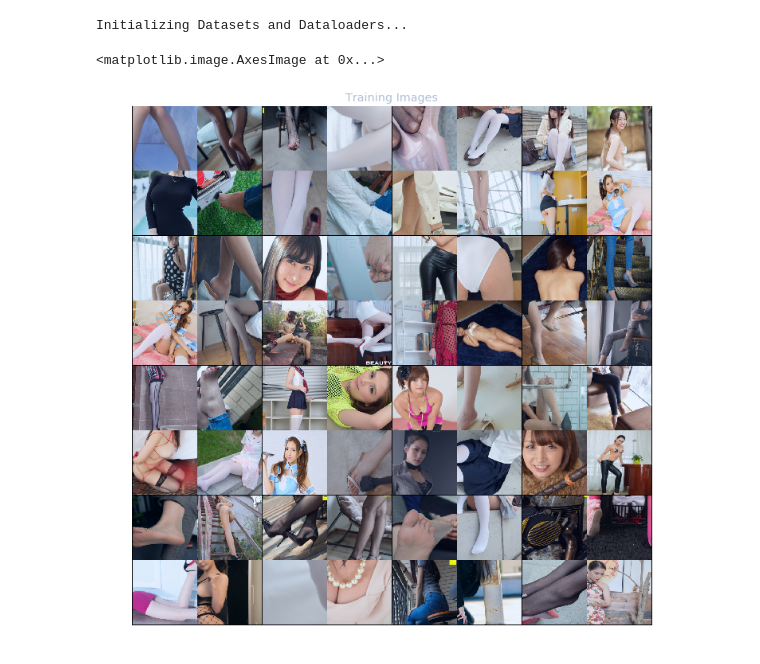
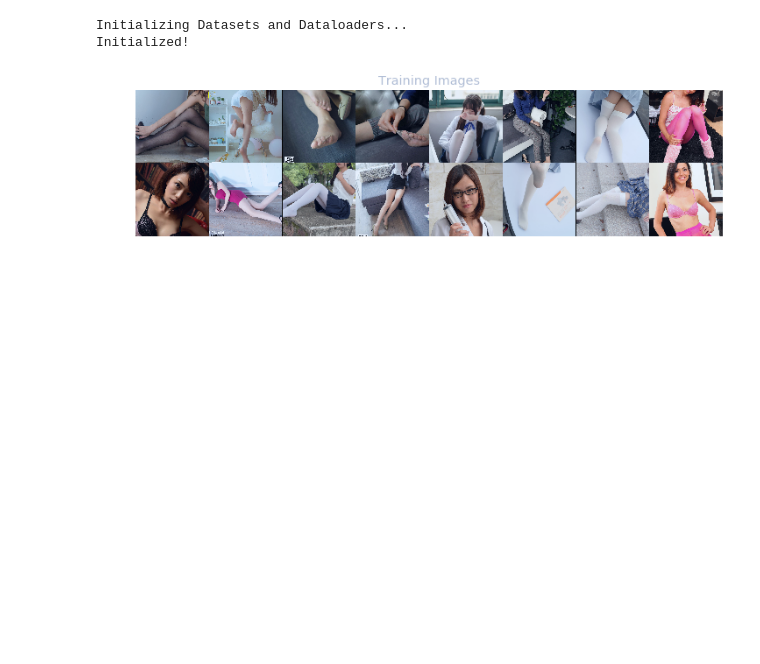
Before and after one commit to SamaelChen/machine-learning-practice-code, a Jupyter notebook: fun/stocking_classification.ipynb, the cells around one changed output. Saved outputs shown, nothing was run; the diff lists cells and outputs as text; code cells hidden in the pictures; blank space fills up the shorter version.

```diff
--- a/fun/stocking_classification.ipynb
+++ b/fun/stocking_classification.ipynb
@@ -16,17 +17,18 @@ from tqdm import tqdm
 import copy
 # %%
 data_dir = '/home/samael/github/image_generation/'
-worker = 2
-batch_size = 128
-image_size = 224
-num_epochs = 100
-lr = 1e-2
+worker = 16
+batch_size = 16
+image_size = 1024
+num_epochs = 10
+lr = 1e-3
 momentum = 0.9
-ngpu = 1
+ngpu = 2
 # %%
 data_transforms = {
     'train': transforms.Compose([
-        transforms.RandomResizedCrop(image_size),
+        transforms.Resize(image_size),
+        transforms.RandomCrop(image_size),
         transforms.RandomHorizontalFlip(),
         transforms.ToTensor(),
         transforms.Normalize([0.485, 0.456, 0.406], [0.229, 0.224, 0.225])
@@ -46,8 +48,10 @@ image_datasets = {x: vdatasets.ImageFolder(os.path.join(
     data_dir, x), data_transforms[x]) for x in ['train', 'val']}
 # Create training and validation dataloaders
 dataloaders_dict = {x: torch.utils.data.DataLoader(
-    image_datasets[x], batch_size=batch_size, shuffle=True, num_workers=4) for x in ['train', 'val']}
+    image_datasets[x], batch_size=batch_size, shuffle=True, num_workers=worker) for x in ['train', 'val']}
+print('Initialized!')
 # %% [output]
 Initializing Datasets and Dataloaders...
+Initialized!
 # %%
 device = torch.device('cuda:0')
@@ -54,12 +63,13 @@ device = torch.device('cuda:0')
 # %%
 real_batch = next(iter(dataloaders_dict['train']))
-plt.figure(figsize=(12, 12))
+val_batch = next(iter(dataloaders_dict['val']))
+plt.figure(figsize=(20, 20))
 plt.axis("off")
 plt.title("Training Images")
-plt.imshow(np.transpose(vutils.make_grid(real_batch[0].to(device)[:64], padding=2, normalize=True).cpu(),(1,2,0)))
+plt.imshow(np.transpose(vutils.make_grid(real_batch[0].to(device)[:16], padding=2, normalize=True).cpu(),(1,2,0)))
+plt.show()
 # %% [output]
-<matplotlib.image.AxesImage at 0x...>
-[figure, old version]
+[figure, new version]
 # %%
 def conv3x3(in_channels, out_channels, stride=1):
     return nn.Conv2d(in_channels, out_channels, kernel_size=3, stride=stride,
```
Also changed, not shown: parts of 13 cells of this notebook.
